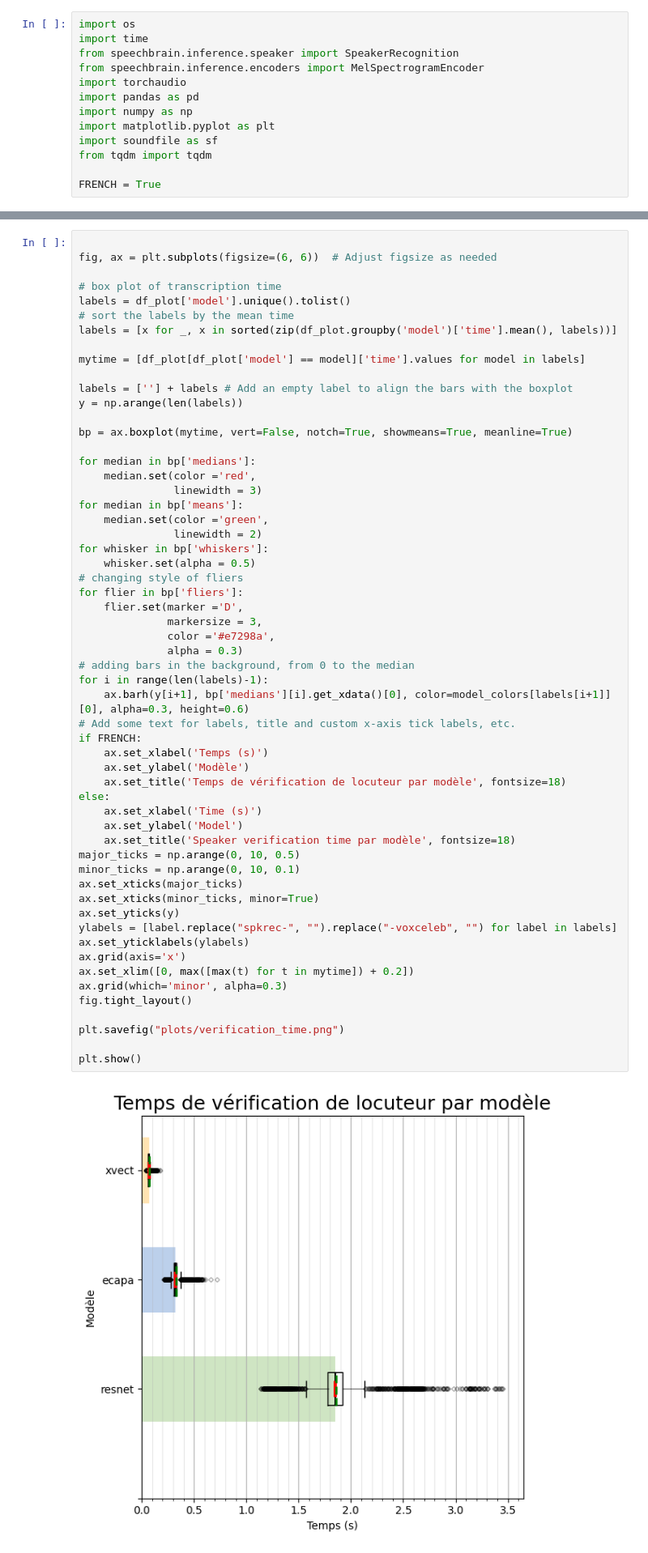
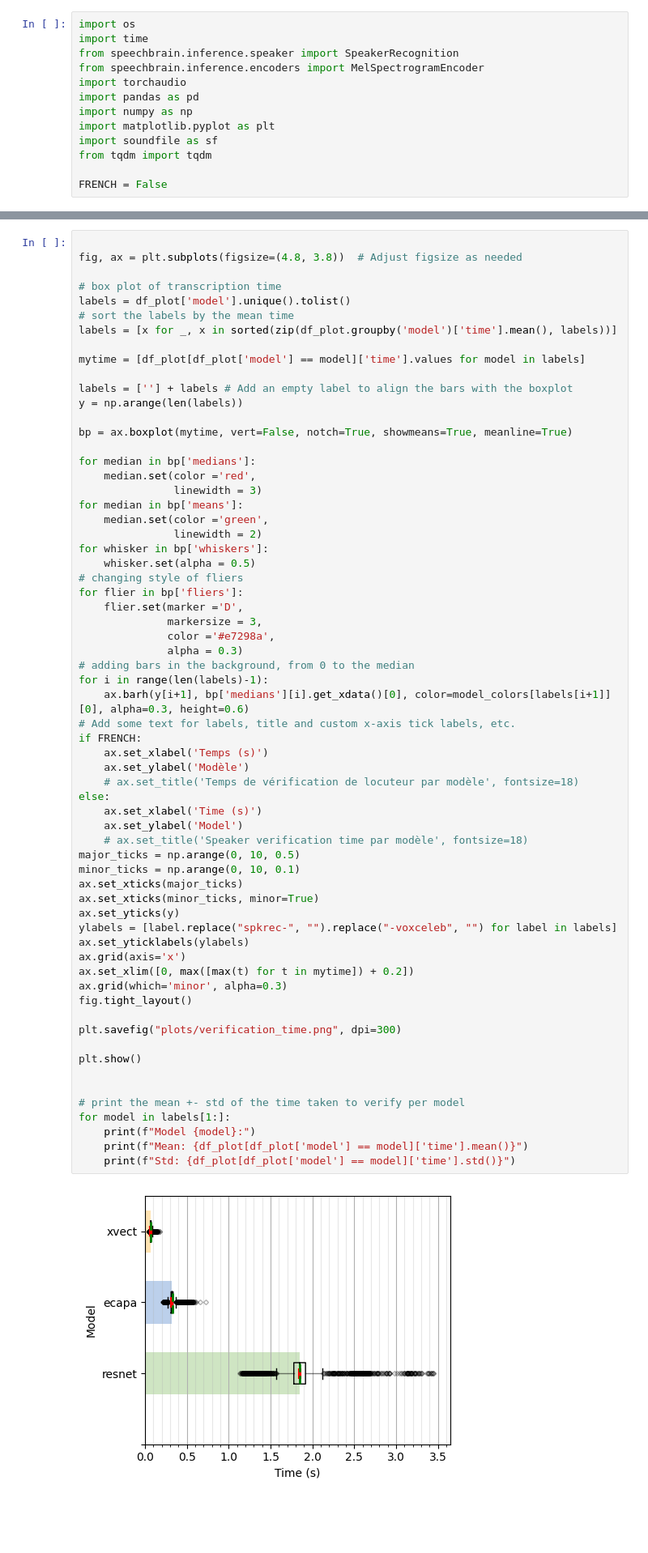
Before and after one commit to eliot-christon/robot-speech-to-speech, a Jupyter notebook: Tools/Evaluation/T1/eval.ipynb, the cells around one changed output, grey strips where cells are left out. Shown at 81% size. Saved outputs shown, nothing was run; the diff lists cells and outputs as text; blank space fills up the shorter version.

Commit message:
working on ROC curves for report

```diff
--- a/Tools/Evaluation/T1/eval.ipynb
+++ b/Tools/Evaluation/T1/eval.ipynb
@@ -14,4 +14,4 @@ import matplotlib.pyplot as plt
 import soundfile as sf
 from tqdm import tqdm
 
-FRENCH = True
+FRENCH = False
@@ -200,6 +330,6 @@ df_plot = df_plot[(df_plot['duration_to_verify'] + df_plot['duration_reference']
 # %%
 
-fig, ax = plt.subplots(figsize=(6, 6))  # Adjust figsize as needed
+fig, ax = plt.subplots(figsize=(4.8, 3.8))  # Adjust figsize as needed
 
 # box plot of transcription time
 labels = df_plot['model'].unique().tolist()
@@ -225,34 +355,41 @@ for whisker in bp['whiskers']:
 for flier in bp['fliers']:
     flier.set(marker ='D',
               markersize = 3,
               color ='#e7298a',
               alpha = 0.3)
 # adding bars in the background, from 0 to the median
 for i in range(len(labels)-1):
     ax.barh(y[i+1], bp['medians'][i].get_xdata()[0], color=model_colors[labels[i+1]][0], alpha=0.3, height=0.6)
 # Add some text for labels, title and custom x-axis tick labels, etc.
 if FRENCH:
     ax.set_xlabel('Temps (s)')
     ax.set_ylabel('Modèle')
-    ax.set_title('Temps de vérification de locuteur par modèle', fontsize=18)
+    # ax.set_title('Temps de vérification de locuteur par modèle', fontsize=18)
 else:
     ax.set_xlabel('Time (s)')
     ax.set_ylabel('Model')
-    ax.set_title('Speaker verification time par modèle', fontsize=18)
+    # ax.set_title('Speaker verification time par modèle', fontsize=18)
 major_ticks = np.arange(0, 10, 0.5)
 minor_ticks = np.arange(0, 10, 0.1)
 ax.set_xticks(major_ticks)
 ax.set_xticks(minor_ticks, minor=True)
 ax.set_yticks(y)
 ylabels = [label.replace("spkrec-", "").replace("-voxceleb", "") for label in labels]
 ax.set_yticklabels(ylabels)
 ax.grid(axis='x')
 ax.set_xlim([0, max([max(t) for t in mytime]) + 0.2])
 ax.grid(which='minor', alpha=0.3)
 fig.tight_layout()
 
-plt.savefig("plots/verification_time.png")
+plt.savefig("plots/verification_time.png", dpi=300)
 
 plt.show()
+
+
+# print the mean +- std of the time taken to verify per model
+for model in labels[1:]:
+    print(f"Model {model}:")
+    print(f"Mean: {df_plot[df_plot['model'] == model]['time'].mean()}")
+    print(f"Std: {df_plot[df_plot['model'] == model]['time'].std()}")
 # %% [output]
-[figure, old version]
+[figure, new version]
```
Also changed, not shown: parts of 15 cells of this notebook, 11 other files.
